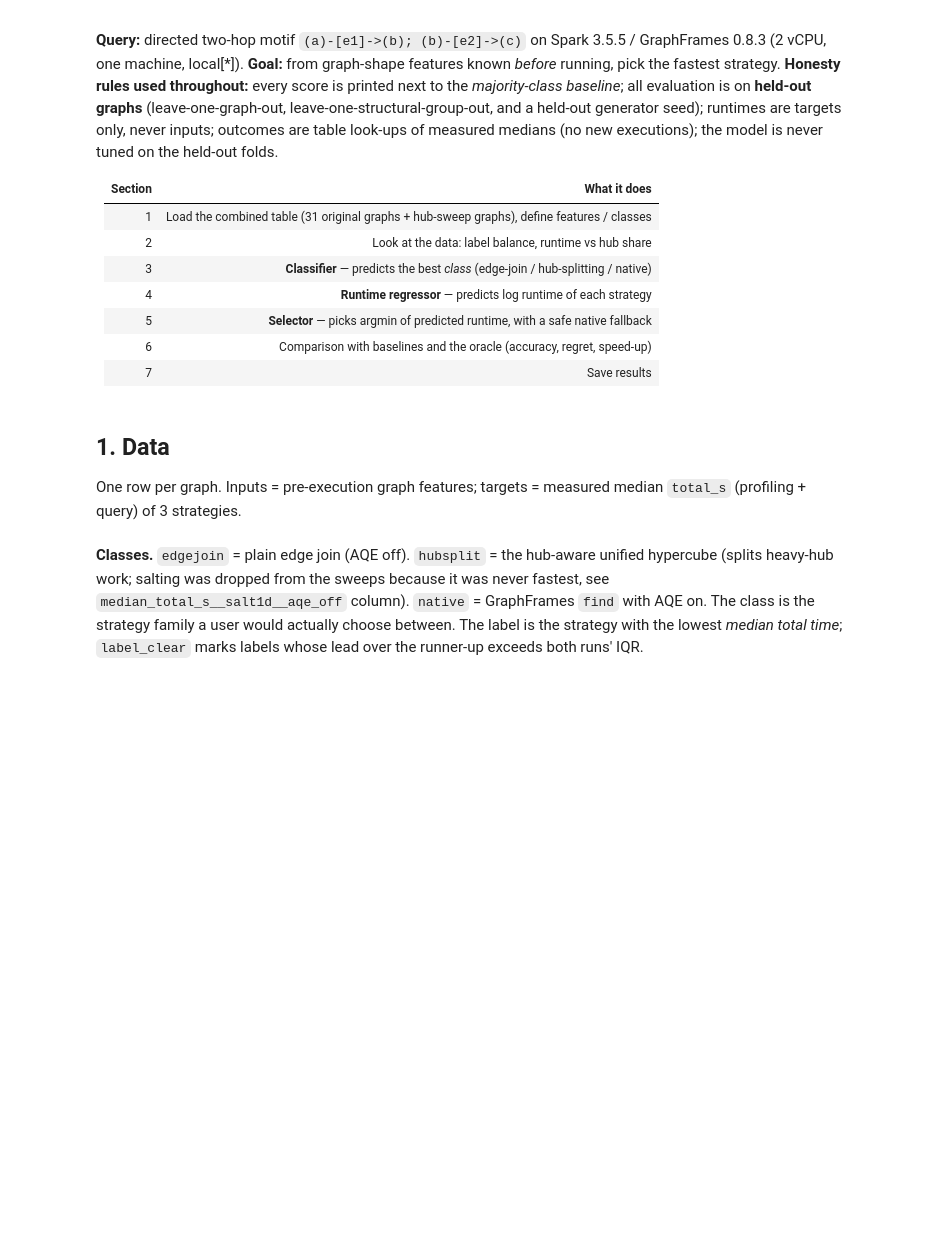
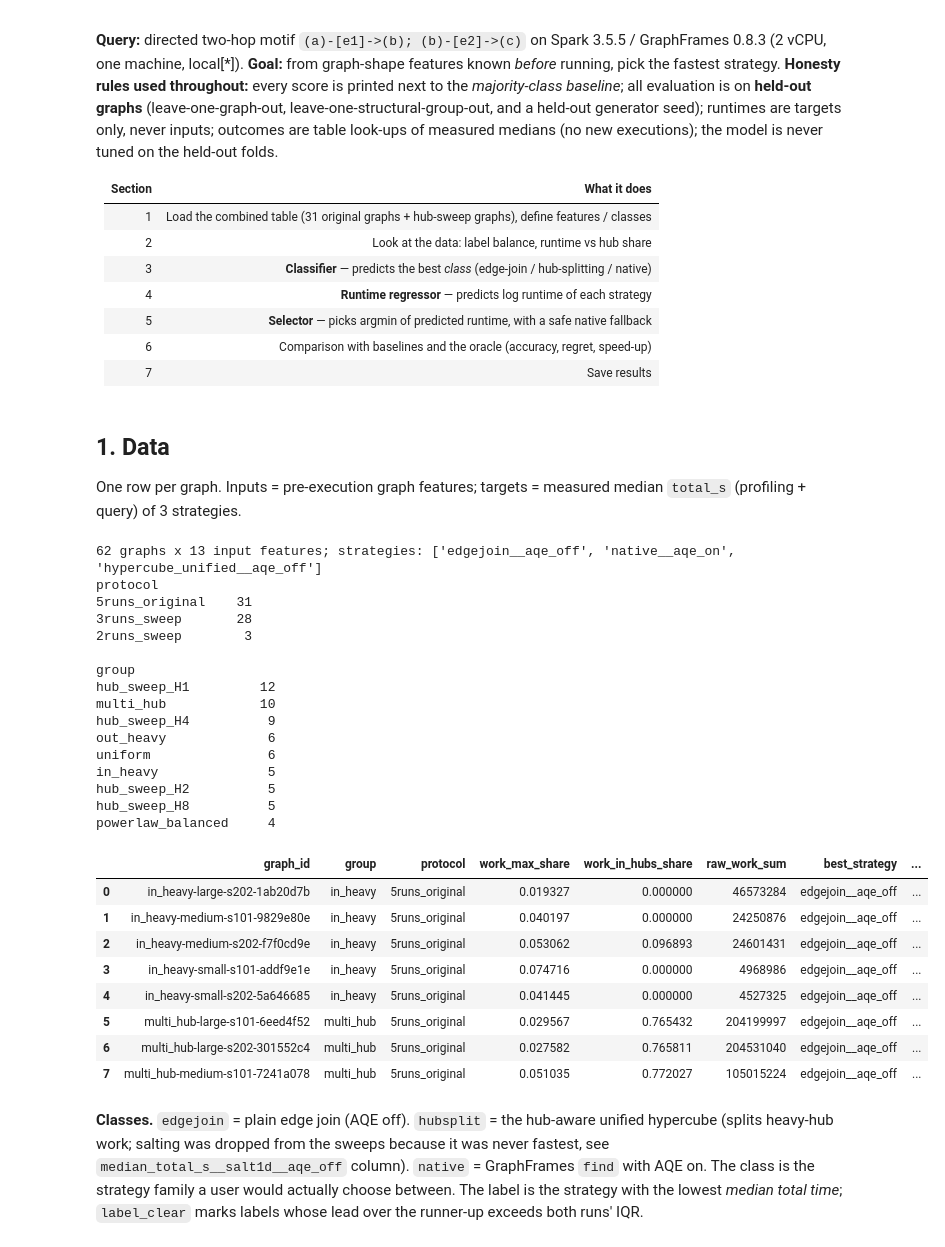
Before and after one commit to Harshil24Agrawal/big-data, a Jupyter notebook: notebooks/selector.ipynb, the cells around one changed output. Saved outputs shown, nothing was run; the diff lists cells and outputs as text; code cells hidden in the pictures; blank space fills up the shorter version.

```diff
--- a/notebooks/selector.ipynb
+++ b/notebooks/selector.ipynb
@@ -52,19 +53,47 @@ One row per graph. Inputs = pre-execution graph features; targets = measured med
 # %%
 df = pd.read_csv(TABLE)
 df["group"] = np.where(df.family == "hub_sweep", "hub_sweep_H" + df.hub_count.fillna(0).astype(int).astype(str), df.family)
-# one derived input: absolute work sitting in hubs (hub strategies pay a ~fixed profiling cost, so absolute hub work matters).
+# two derived inputs (both computed from the pre-execution features only): absolute work sitting in hubs (hub strategies pay a ~fixed profiling cost, so absolute hub work matters).
 df["log_hub_work"] = np.log1p(df.raw_work_sum * df.work_in_hubs_share)
 BASE = list(FEATURE_COLUMNS)
-FEATS = BASE + ["log_hub_work"]
+# and the work of the single busiest vertex: that vertex's join task is the straggler, so it sets the edge-join runtime floor.
+df["log_max_work"] = np.log1p(df.raw_work_sum * df.work_max_share)
+FEATS = BASE + ["log_hub_work", "log_max_work"]
 T = np.column_stack([df[f"median_total_s__{s}"].values for s in STRATS])      # measured medians, seconds
 LOGT = np.log(T)
 y_class = df.best_class.values
 y_strat = df.best_strategy.values
 print(f"{len(df)} graphs x {len(FEATS)} input features; strategies: {STRATS}")
 print(df.protocol.value_counts().to_string()); print(); print(df.group.value_counts().to_string())
 RES["n_graphs"] = int(len(df)); RES["n_features"] = len(FEATS); RES["features"] = FEATS
 RES["protocols"] = df.protocol.value_counts().to_dict()
 display(df[["graph_id", "group", "protocol", "work_max_share", "work_in_hubs_share", "raw_work_sum", "best_strategy", "label_margin_pct", "label_clear"]].head(8))
+# %% [output]
+62 graphs x 13 input features; strategies: ['edgejoin__aqe_off', 'native__aqe_on', 'hypercube_unified__aqe_off']
+protocol
+5runs_original    31
+3runs_sweep       28
+2runs_sweep        3
+
+group
+hub_sweep_H1         12
+multi_hub            10
+hub_sweep_H4          9
+out_heavy             6
+uniform               6
+in_heavy              5
+hub_sweep_H2          5
+hub_sweep_H8          5
+powerlaw_balanced     4
+|  | graph_id | group | protocol | work_max_share | work_in_hubs_share | raw_work_sum | best_strategy | ... |
+| 0 | in_heavy-large-s202-1ab20d7b | in_heavy | 5runs_original | 0.019327 | 0.000000 | 46573284 | edgejoin__aqe_off | ... |
+| 1 | in_heavy-medium-s101-9829e80e | in_heavy | 5runs_original | 0.040197 | 0.000000 | 24250876 | edgejoin__aqe_off | ... |
+| 2 | in_heavy-medium-s202-f7f0cd9e | in_heavy | 5runs_original | 0.053062 | 0.096893 | 24601431 | edgejoin__aqe_off | ... |
+| 3 | in_heavy-small-s101-addf9e1e | in_heavy | 5runs_original | 0.074716 | 0.000000 | 4968986 | edgejoin__aqe_off | ... |
+| 4 | in_heavy-small-s202-5a646685 | in_heavy | 5runs_original | 0.041445 | 0.000000 | 4527325 | edgejoin__aqe_off | ... |
+| 5 | multi_hub-large-s101-6eed4f52 | multi_hub | 5runs_original | 0.029567 | 0.765432 | 204199997 | edgejoin__aqe_off | ... |
+| 6 | multi_hub-large-s202-301552c4 | multi_hub | 5runs_original | 0.027582 | 0.765811 | 204531040 | edgejoin__aqe_off | ... |
+| 7 | multi_hub-medium-s101-7241a078 | multi_hub | 5runs_original | 0.051035 | 0.772027 | 105015224 | edgejoin__aqe_off | ... |
 # %% [markdown]
 **Classes.** `edgejoin` = plain edge join (AQE off). `hubsplit` = the hub-aware unified hypercube (splits heavy-hub work; salting was dropped from the sweeps because it was never fastest, see `median_total_s__salt1d__aqe_off` column).
 `native` = GraphFrames `find` with AQE on. The class is the strategy family a user would actually choose between.
```
Also changed, not shown: parts of 14 cells of this notebook, 26 other files.
